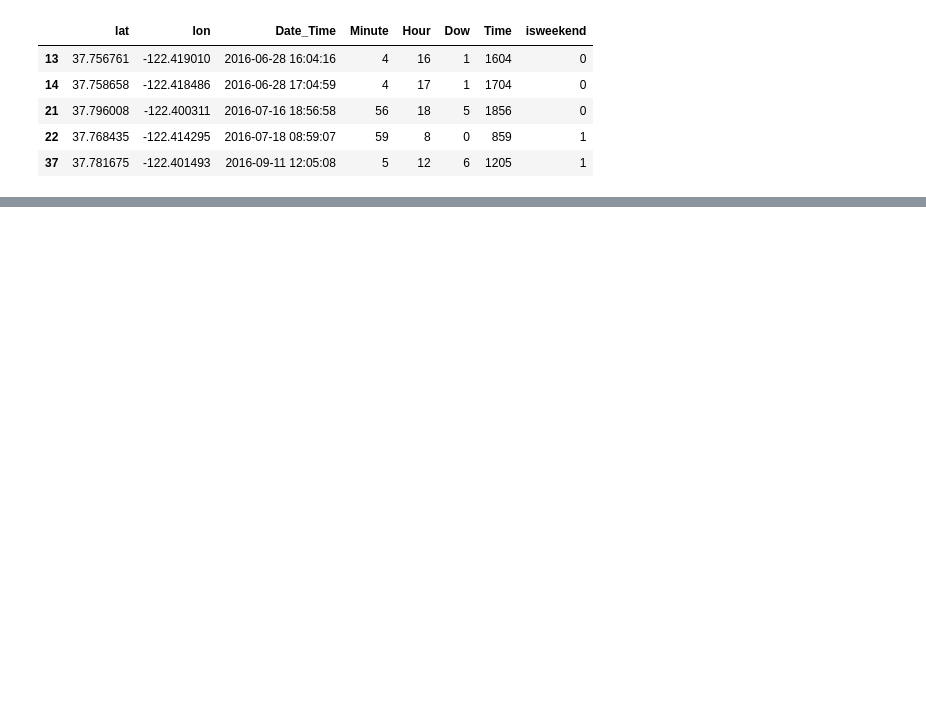
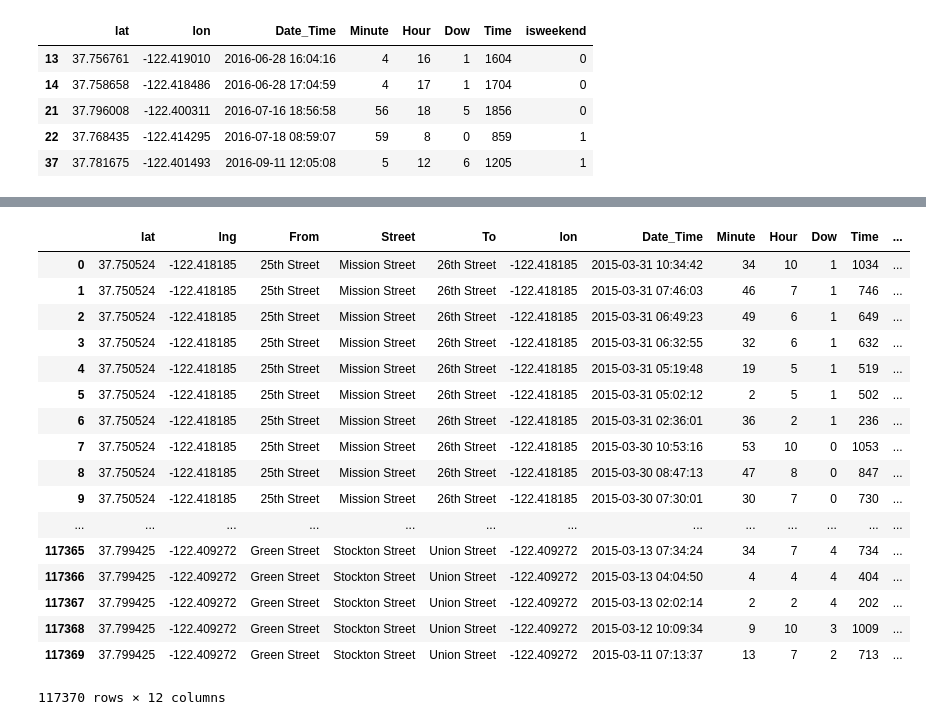
Before and after one commit to dyan10/SF-Parking-prediction-for-Parknav, a Jupyter notebook: Features/EDA.ipynb, the cells around one changed output, grey strips where cells are left out. Saved outputs shown, nothing was run; the diff lists cells and outputs as text; code cells hidden in the pictures; blank space fills up the shorter version.

```diff
--- a/Features/EDA.ipynb
+++ b/Features/EDA.ipynb
@@ -291,0 +251,6 @@ plt.scatter(train_latlng.lat,train_latlng.lng,c = train_latlng.street_cluster,al
+# %%
+m = park_matched.groupby(['lat','lng'])[['dist']].min().reset_index()
+# %%
+m2 = pd.merge(m, park_matched,how = 'left', left_on=['lat','lng','dist'], right_on=['lat','lng','dist'])
+# %%
+selected_pr=m2.drop(['dist','S_lat','S_lng'],axis =1)
@@ -291,0 +278,23 @@ plt.scatter(train_latlng.lat,train_latlng.lng,c = train_latlng.street_cluster,al
+# %%
+selected_pr_full = pd.merge(selected_pr,pr_filtered, how = 'left', left_on=['lat','lng'], right_on=['lat','lon'] )
+# %%
+selected_pr_full
+# %% [output]
+|  | lat | lng | From | Street | To | lon | Date_Time | Minute | Hour | Dow | Time | ... |
+| 0 | 37.750524 | -122.418185 | 25th Street | Mission Street | 26th Street | -122.418185 | 2015-03-31 10:34:42 | 34 | 10 | 1 | 1034 | ... |
+| 1 | 37.750524 | -122.418185 | 25th Street | Mission Street | 26th Street | -122.418185 | 2015-03-31 07:46:03 | 46 | 7 | 1 | 746 | ... |
+| 2 | 37.750524 | -122.418185 | 25th Street | Mission Street | 26th Street | -122.418185 | 2015-03-31 06:49:23 | 49 | 6 | 1 | 649 | ... |
+| 3 | 37.750524 | -122.418185 | 25th Street | Mission Street | 26th Street | -122.418185 | 2015-03-31 06:32:55 | 32 | 6 | 1 | 632 | ... |
+| 4 | 37.750524 | -122.418185 | 25th Street | Mission Street | 26th Street | -122.418185 | 2015-03-31 05:19:48 | 19 | 5 | 1 | 519 | ... |
+| 5 | 37.750524 | -122.418185 | 25th Street | Mission Street | 26th Street | -122.418185 | 2015-03-31 05:02:12 | 2 | 5 | 1 | 502 | ... |
+| 6 | 37.750524 | -122.418185 | 25th Street | Mission Street | 26th Street | -122.418185 | 2015-03-31 02:36:01 | 36 | 2 | 1 | 236 | ... |
+| 7 | 37.750524 | -122.418185 | 25th Street | Mission Street | 26th Street | -122.418185 | 2015-03-30 10:53:16 | 53 | 10 | 0 | 1053 | ... |
+| 8 | 37.750524 | -122.418185 | 25th Street | Mission Street | 26th Street | -122.418185 | 2015-03-30 08:47:13 | 47 | 8 | 0 | 847 | ... |
+| 9 | 37.750524 | -122.418185 | 25th Street | Mission Street | 26th Street | -122.418185 | 2015-03-30 07:30:01 | 30 | 7 | 0 | 730 | ... |
+| ... | ... | ... | ... | ... | ... | ... | ... | ... | ... | ... | ... | ... |
+| 117365 | 37.799425 | -122.409272 | Green Street | Stockton Street | Union Street | -122.409272 | 2015-03-13 07:34:24 | 34 | 7 | 4 | 734 | ... |
+| 117366 | 37.799425 | -122.409272 | Green Street | Stockton Street | Union Street | -122.409272 | 2015-03-13 04:04:50 | 4 | 4 | 4 | 404 | ... |
+| 117367 | 37.799425 | -122.409272 | Green Street | Stockton Street | Union Street | -122.409272 | 2015-03-13 02:02:14 | 2 | 2 | 4 | 202 | ... |
+| 117368 | 37.799425 | -122.409272 | Green Street | Stockton Street | Union Street | -122.409272 | 2015-03-12 10:09:34 | 9 | 10 | 3 | 1009 | ... |
+| 117369 | 37.799425 | -122.409272 | Green Street | Stockton Street | Union Street | -122.409272 | 2015-03-11 07:13:37 | 13 | 7 | 2 | 713 | ... |
+117370 rows × 12 columns
```
Also changed, not shown: parts of 41 cells of this notebook, 1 other file.
